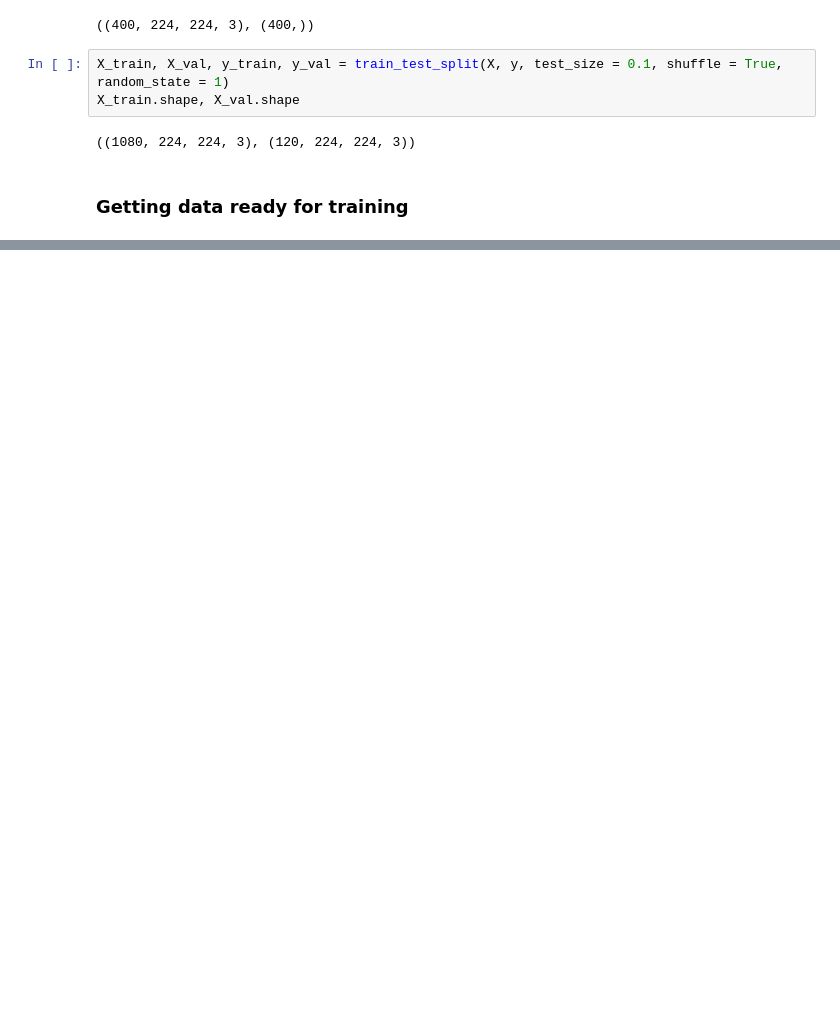
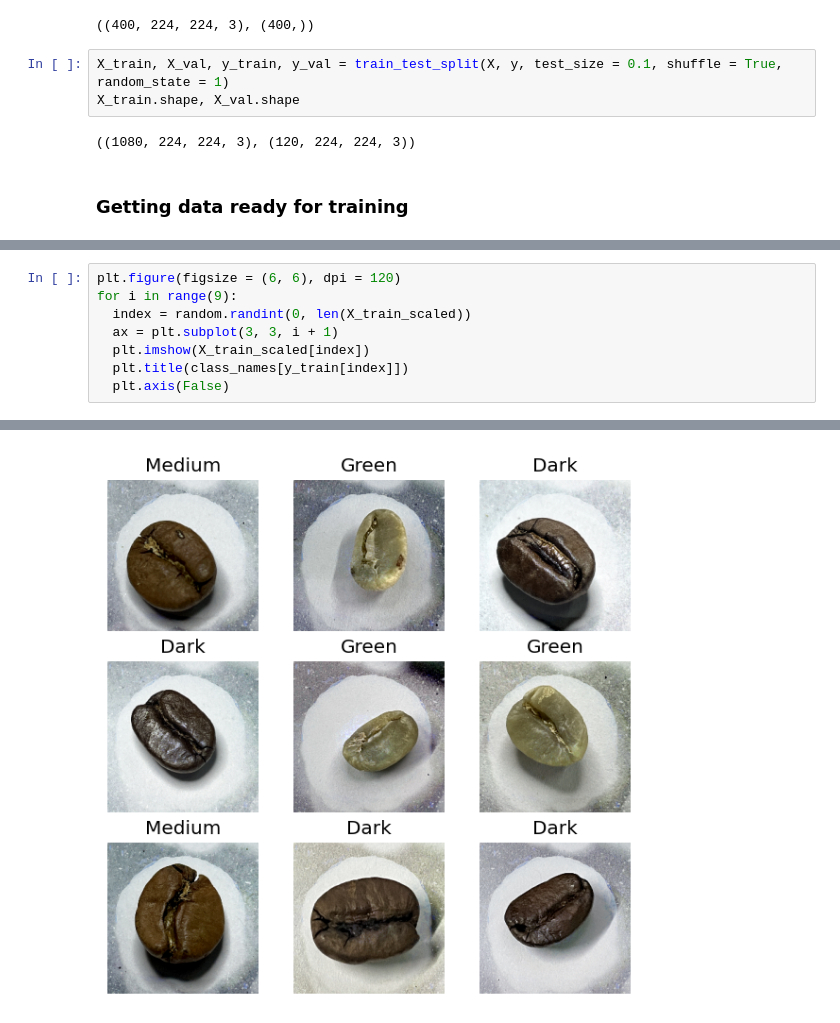
Before and after one commit to MostafaJahanian/DL_Projects, a Jupyter notebook: Coffee_Beans_Classification.ipynb, the cells around one changed output, grey strips where cells are left out. Cells and saved outputs as stored; diff of their text form; blank space fills up the shorter version.

```diff
--- a/Coffee_Beans_Classification.ipynb
+++ b/Coffee_Beans_Classification.ipynb
@@ -113,0 +130,9 @@ X_train.shape, X_val.shape
+# %%
+plt.figure(figsize = (6, 6), dpi = 120)
+for i in range(9):
+  index = random.randint(0, len(X_train_scaled))
+  ax = plt.subplot(3, 3, i + 1)
+  plt.imshow(X_train_scaled[index])
+  plt.title(class_names[y_train[index]])
+  plt.axis(False)
+# %% [output]
@@ -113,0 +142 @@ X_train.shape, X_val.shape
+[figure, added]
```
Also changed, not shown: parts of 34 cells of this notebook.
